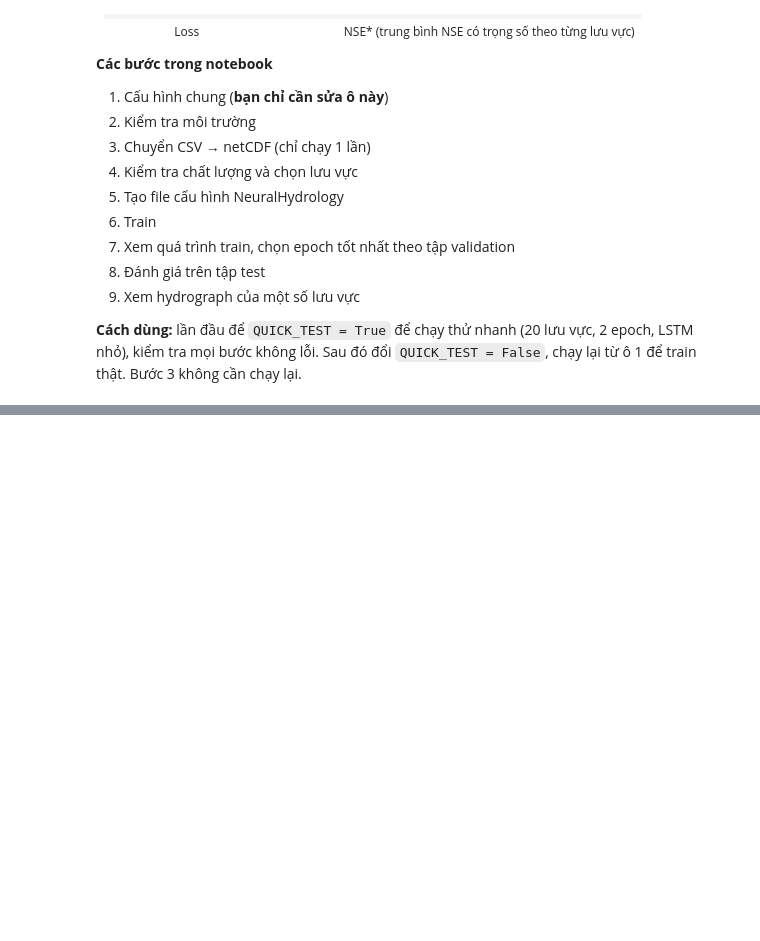
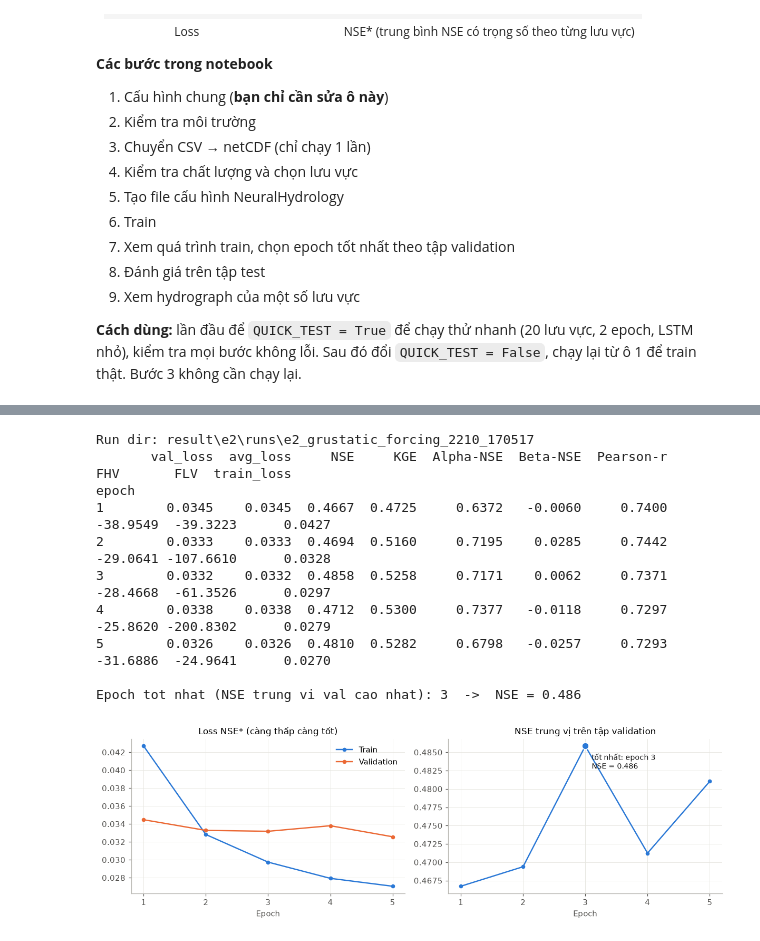
Before and after one commit to Quang-minh-0211/ANCU-Project, a Jupyter notebook: src/E2_static_forcing.ipynb, the cells around one changed output, grey strips where cells are left out. Drawn from its saved outputs; the diff is of its cells as text; code cells hidden in the pictures; blank space fills up the shorter version.

Commit message:
E2 experiment first train successfully

```diff
--- a/src/E2_static_forcing.ipynb
+++ b/src/E2_static_forcing.ipynb
@@ -30,0 +341,11 @@ os.environ["KMP_DUPLICATE_LIB_OK"] = "TRUE"  # để tránh lỗi "OMP: Error #1
+# %%
+from neuralhydrology.nh_run import start_run
+
+runs_dir = E2_DIR / "runs"
+before = set(runs_dir.glob(f"{EXPERIMENT}_*")) if runs_dir.exists() else set()
+start_run(config_file=CONFIG_FILE)
+
+new_runs = sorted(set(runs_dir.glob(f"{EXPERIMENT}_*")) - before)
+RUN_DIR = new_runs[-1]
+(E2_DIR / f"last_run_{EXPERIMENT}.txt").write_text(str(RUN_DIR.resolve()))
+print("Run dir:", RUN_DIR)
@@ -30,0 +370,63 @@ os.environ["KMP_DUPLICATE_LIB_OK"] = "TRUE"  # để tránh lỗi "OMP: Error #1
+# %%
+import re
+import matplotlib.pyplot as plt
+
+# Màu và kiểu đường thống nhất cho mọi biểu đồ
+C_BLUE, C_ORANGE, C_INK, C_MUTED = "#2a78d6", "#eb6834", "#0b0b0b", "#52514e"
+plt.rcParams.update({
+    "figure.dpi": 110, "axes.spines.top": False, "axes.spines.right": False,
+    "axes.edgecolor": "#b5b4ae", "axes.grid": True, "grid.color": "#e6e5e0", "grid.linewidth": 0.6,
+    "axes.labelcolor": C_MUTED, "xtick.color": C_MUTED, "ytick.color": C_MUTED,
+    "axes.titlesize": 11, "lines.linewidth": 1.6, "legend.frameon": False,
+})
+
+if "RUN_DIR" not in globals():
+    RUN_DIR = Path((E2_DIR / f"last_run_{EXPERIMENT}.txt").read_text().strip())
+RUN_DIR = Path(RUN_DIR)
+print("Run dir:", RUN_DIR)
+
+num = r"(-?\d+(?:\.\d+)?(?:e-?\d+)?|nan)"
+train_rows, val_rows = {}, {}
+for line in (RUN_DIR / "output.log").read_text(encoding="utf-8").splitlines():
+    m = re.search(rf"Epoch (\d+) average loss: .*?avg_total_loss: {num}", line)
+    if m:
+        train_rows[int(m.group(1))] = float(m.group(2))
+    m = re.search(rf"Epoch (\d+) average validation loss: {num} -- Median validation metrics: (.*)", line)
+    if m:
+        metrics = dict(re.findall(rf"([\w-]+): {num}", m.group(3)))
+        val_rows[int(m.group(1))] = {"val_loss": float(m.group(2)), **{k: float(v) for k, v in metrics.items()}}
+
+hist = pd.DataFrame(val_rows).T.join(pd.Series(train_rows, name="train_loss"), how="outer").sort_index()
+hist.index.name = "epoch"
+nse_col = [c for c in hist.columns if c.endswith("NSE") and "Alpha" not in c and "Beta" not in c][0]
+BEST_EPOCH = int(hist[nse_col].idxmax())
+hist.to_csv(E2_DIR / f"{EXPERIMENT}_training_history.csv")
+print(hist.round(4).to_string())
+print(f"\nEpoch tot nhat (NSE trung vi val cao nhat): {BEST_EPOCH}  ->  NSE = {hist.loc[BEST_EPOCH, nse_col]:.3f}")
+
+fig, axes = plt.subplots(1, 2, figsize=(11, 3.6))
+ax = axes[0]
+ax.plot(hist.index, hist["train_loss"], color=C_BLUE, marker="o", ms=4, label="Train")
+ax.plot(hist.index, hist["val_loss"], color=C_ORANGE, marker="o", ms=4, label="Validation")
+ax.set_title("Loss NSE* (càng thấp càng tốt)"); ax.set_xlabel("Epoch"); ax.legend()
+ax = axes[1]
+ax.plot(hist.index, hist[nse_col], color=C_BLUE, marker="o", ms=4)
+ax.scatter([BEST_EPOCH], [hist.loc[BEST_EPOCH, nse_col]], s=70, color=C_BLUE, edgecolor="white", zorder=3)
+ax.annotate(f"tốt nhất: epoch {BEST_EPOCH}\nNSE = {hist.loc[BEST_EPOCH, nse_col]:.3f}",
+            (BEST_EPOCH, hist.loc[BEST_EPOCH, nse_col]), textcoords="offset points", xytext=(8, -28),
+            color=C_INK, fontsize=9)
+ax.set_title("NSE trung vị trên tập validation"); ax.set_xlabel("Epoch")
+for a in axes: a.xaxis.get_major_locator().set_params(integer=True)
+plt.tight_layout(); plt.savefig(E2_DIR / f"{EXPERIMENT}_training_curves.png", dpi=150); plt.show()
+# %% [output]
+Run dir: result\e2\runs\e2_grustatic_forcing_2210_170517
+       val_loss  avg_loss     NSE     KGE  Alpha-NSE  Beta-NSE  Pearson-r      FHV       FLV  train_loss
+epoch
+1        0.0345    0.0345  0.4667  0.4725     0.6372   -0.0060     0.7400 -38.9549  -39.3223      0.0427
+2        0.0333    0.0333  0.4694  0.5160     0.7195    0.0285     0.7442 -29.0641 -107.6610      0.0328
+3        0.0332    0.0332  0.4858  0.5258     0.7171    0.0062     0.7371 -28.4668  -61.3526      0.0297
+4        0.0338    0.0338  0.4712  0.5300     0.7377   -0.0118     0.7297 -25.8620 -200.8302      0.0279
+5        0.0326    0.0326  0.4810  0.5282     0.6798   -0.0257     0.7293 -31.6886  -24.9641      0.0270
+
+Epoch tot nhat (NSE trung vi val cao nhat): 3  ->  NSE = 0.486
+[figure, added]
```
Also changed, not shown: parts of 7 cells of this notebook, 27 other files.
